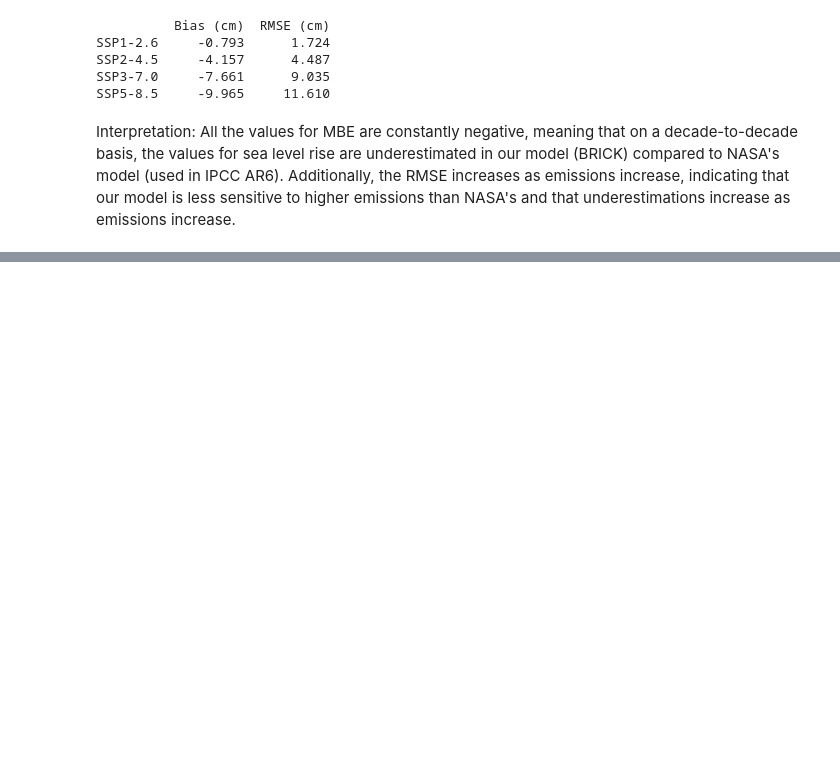
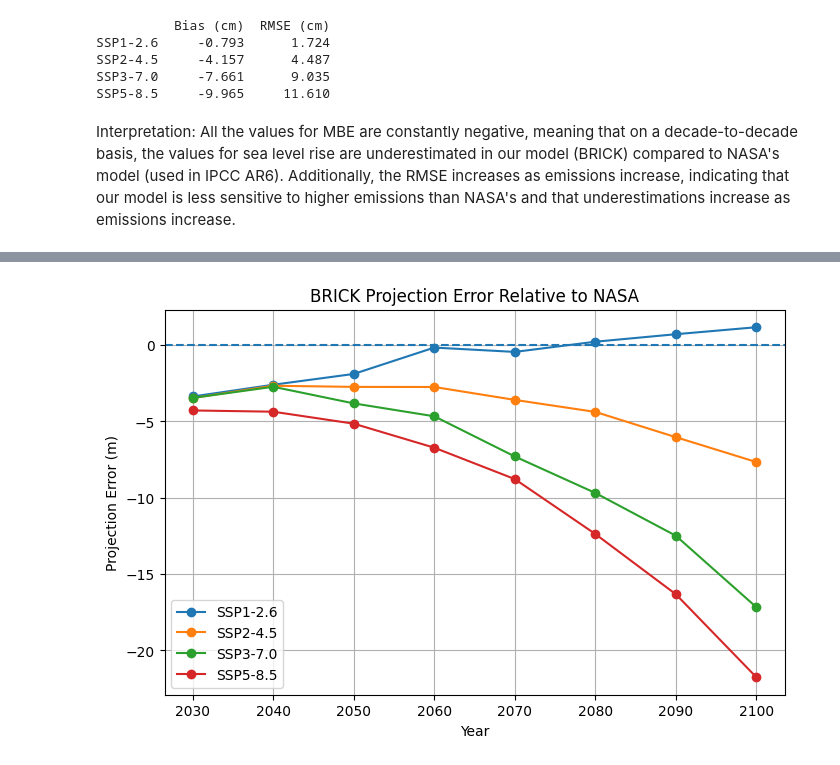
Before and after one commit to Nolancchu/DSC180B-B05-1-Capstone, a Jupyter notebook: model_evaluation.ipynb, the cells around one changed output, grey strips where cells are left out. Drawn from its saved outputs; the diff is of its cells as text; code cells hidden in the pictures; blank space fills up the shorter version.

```diff
--- a/model_evaluation.ipynb
+++ b/model_evaluation.ipynb
@@ -107,0 +145,21 @@ Interpretation: All the values for MBE are constantly negative, meaning that on
+# %%
+import numpy as np
+
+plt.figure(figsize=(8,5))
+
+plt.plot(years, np.array(ssp126_brick_projections) - np.array(ssp126_nasa_projections), marker='o', label="SSP1-2.6")
+plt.plot(years, np.array(ssp245_brick_projections) - np.array(ssp245_nasa_projections), marker='o', label="SSP2-4.5")
+plt.plot(years, np.array(ssp370_brick_projections) - np.array(ssp370_nasa_projections), marker='o', label="SSP3-7.0")
+plt.plot(years, np.array(ssp585_brick_projections) - np.array(ssp585_nasa_projections), marker='o', label="SSP5-8.5")
+
+plt.axhline(0, linestyle="--")
+
+plt.xlabel("Year")
+plt.ylabel("Projection Error (m)")
+plt.title("BRICK Projection Error Relative to NASA")
+plt.legend()
+plt.grid(True)
+
+plt.show()
+# %% [output]
+[figure, added]
```
Also changed, not shown: parts of 3 cells of this notebook.
